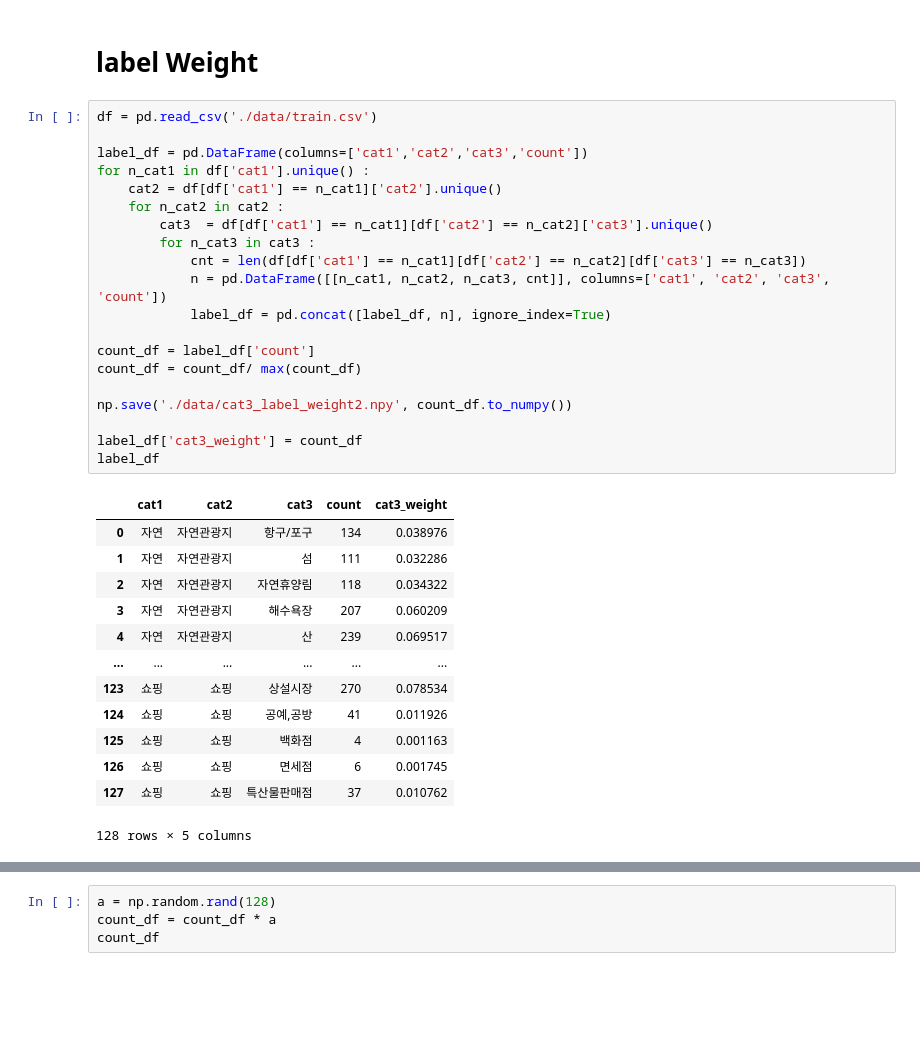
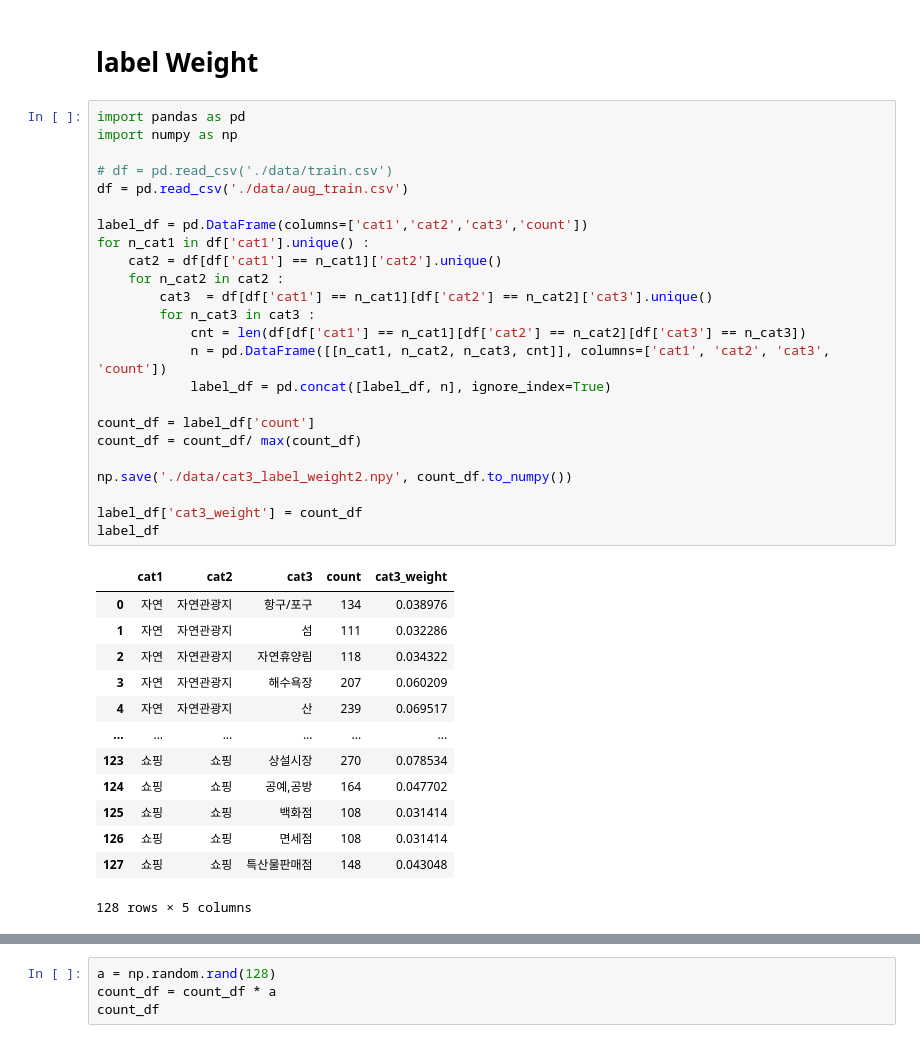
Before and after one commit to quhb2455/dacon_tourism, a Jupyter notebook: EDA.ipynb, the cells around one changed output, grey strips where cells are left out. Saved outputs shown, nothing was run; the diff lists cells and outputs as text; blank space fills up the shorter version.

Commit message:
training each head

```diff
--- a/EDA.ipynb
+++ b/EDA.ipynb
@@ -620,38 +620,42 @@ cat3_encoder
 # %% [markdown]
 # label Weight
 # %%
-df = pd.read_csv('./data/train.csv')
+import pandas as pd
+import numpy as np
+
+# df = pd.read_csv('./data/train.csv')
+df = pd.read_csv('./data/aug_train.csv')
 
 label_df = pd.DataFrame(columns=['cat1','cat2','cat3','count'])
 for n_cat1 in df['cat1'].unique() :
     cat2 = df[df['cat1'] == n_cat1]['cat2'].unique()
     for n_cat2 in cat2 :
         cat3  = df[df['cat1'] == n_cat1][df['cat2'] == n_cat2]['cat3'].unique()
         for n_cat3 in cat3 :
             cnt = len(df[df['cat1'] == n_cat1][df['cat2'] == n_cat2][df['cat3'] == n_cat3])
             n = pd.DataFrame([[n_cat1, n_cat2, n_cat3, cnt]], columns=['cat1', 'cat2', 'cat3', 'count'])
             label_df = pd.concat([label_df, n], ignore_index=True)
 
 count_df = label_df['count']
 count_df = count_df/ max(count_df)
 
 np.save('./data/cat3_label_weight2.npy', count_df.to_numpy())
 
 label_df['cat3_weight'] = count_df
 label_df
 # %% [output]
 |  | cat1 | cat2 | cat3 | count | cat3_weight |
 | 0 | 자연 | 자연관광지 | 항구/포구 | 134 | 0.038976 |
 | 1 | 자연 | 자연관광지 | 섬 | 111 | 0.032286 |
 | 2 | 자연 | 자연관광지 | 자연휴양림 | 118 | 0.034322 |
 | 3 | 자연 | 자연관광지 | 해수욕장 | 207 | 0.060209 |
 | 4 | 자연 | 자연관광지 | 산 | 239 | 0.069517 |
 | ... | ... | ... | ... | ... | ... |
 | 123 | 쇼핑 | 쇼핑 | 상설시장 | 270 | 0.078534 |
-| 124 | 쇼핑 | 쇼핑 | 공예,공방 | 41 | 0.011926 |
-| 125 | 쇼핑 | 쇼핑 | 백화점 | 4 | 0.001163 |
-| 126 | 쇼핑 | 쇼핑 | 면세점 | 6 | 0.001745 |
-| 127 | 쇼핑 | 쇼핑 | 특산물판매점 | 37 | 0.010762 |
+| 124 | 쇼핑 | 쇼핑 | 공예,공방 | 164 | 0.047702 |
+| 125 | 쇼핑 | 쇼핑 | 백화점 | 108 | 0.031414 |
+| 126 | 쇼핑 | 쇼핑 | 면세점 | 108 | 0.031414 |
+| 127 | 쇼핑 | 쇼핑 | 특산물판매점 | 148 | 0.043048 |
 128 rows × 5 columns
 # %%
 cat1_weight = []
```
Also changed, not shown: parts of 6 cells of this notebook, 10 other files.
